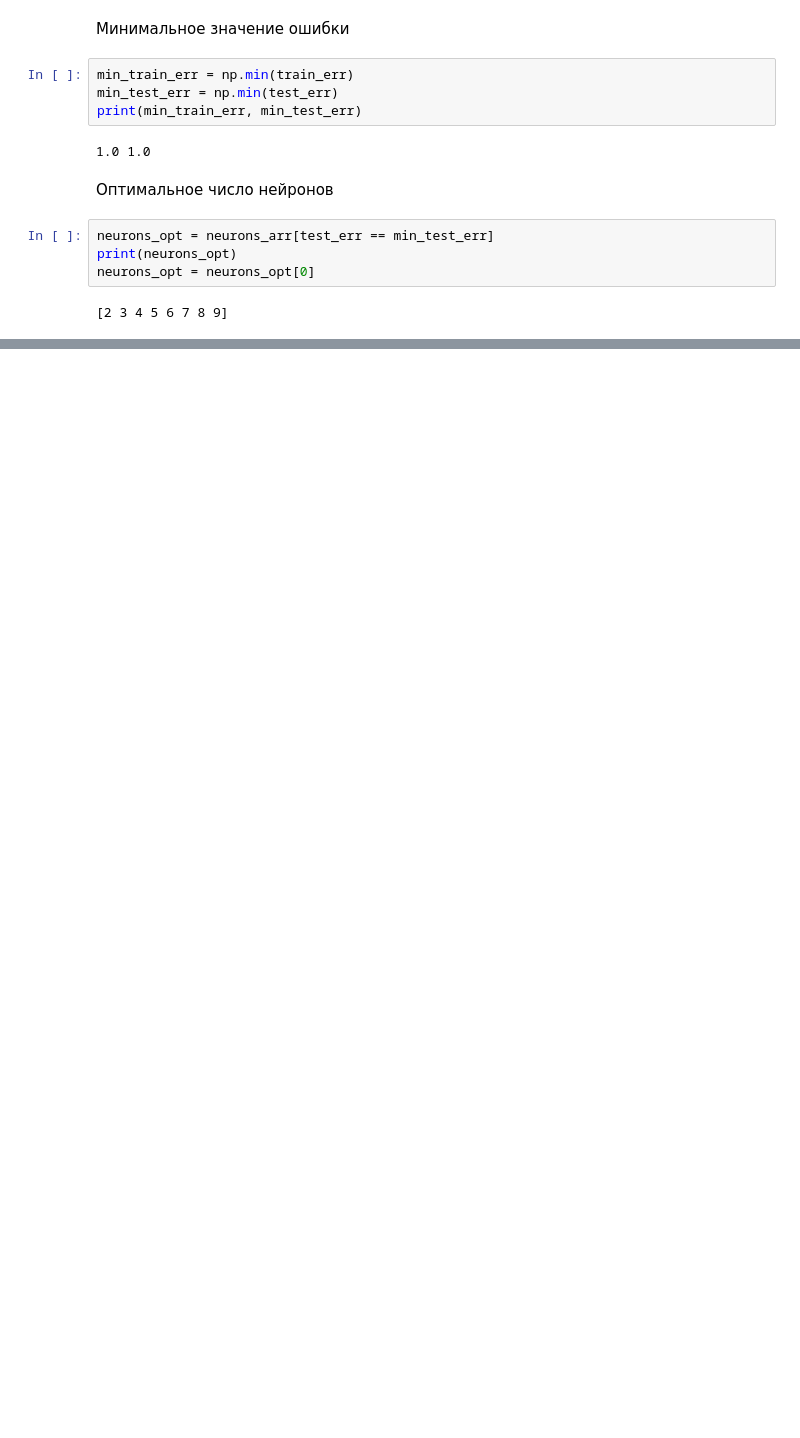
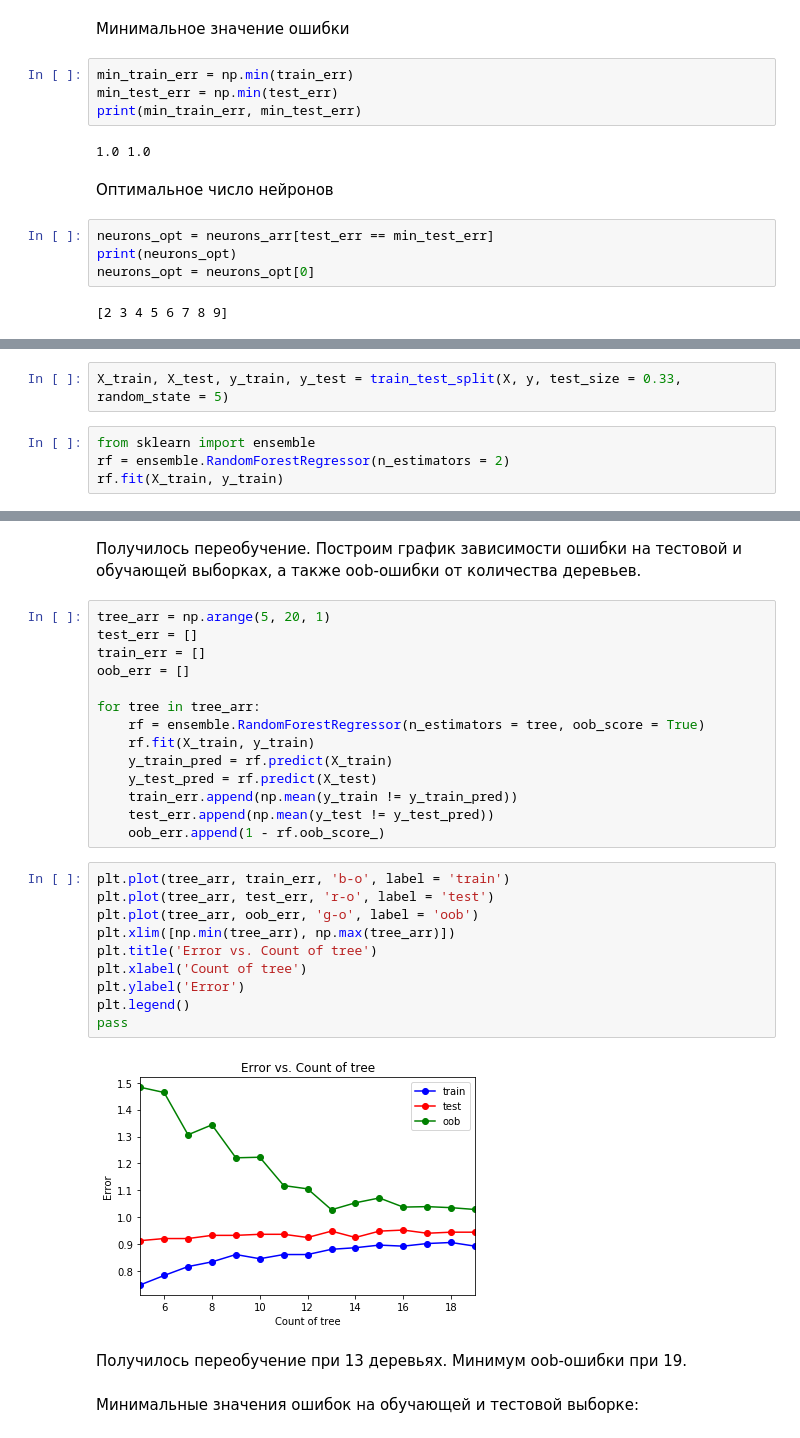
Before and after one commit to NikolayMarushkin/Machine-Learning, a Jupyter notebook: Energy efficiency.ipynb, the cells around one changed output, grey strips where cells are left out. Drawn from its saved outputs; the diff is of its cells as text; blank space fills up the shorter version.

```diff
--- a/Energy efficiency.ipynb
+++ b/Energy efficiency.ipynb
@@ -797,0 +801,6 @@ neurons_opt = neurons_opt[0]
+# %%
+X_train, X_test, y_train, y_test = train_test_split(X, y, test_size = 0.33, random_state = 5)
+# %%
+from sklearn import ensemble
+rf = ensemble.RandomForestRegressor(n_estimators = 2)
+rf.fit(X_train, y_train)
@@ -797,0 +825,32 @@ neurons_opt = neurons_opt[0]
+# %% [markdown]
+Получилось переобучение. Построим график зависимости ошибки на тестовой и обучающей выборках, а также oob-ошибки от количества деревьев.
+# %%
+tree_arr = np.arange(5, 20, 1)
+test_err = []
+train_err = []
+oob_err = []
+
+for tree in tree_arr:
+    rf = ensemble.RandomForestRegressor(n_estimators = tree, oob_score = True)
+    rf.fit(X_train, y_train)
+    y_train_pred = rf.predict(X_train)
+    y_test_pred = rf.predict(X_test)
+    train_err.append(np.mean(y_train != y_train_pred))
+    test_err.append(np.mean(y_test != y_test_pred))
+    oob_err.append(1 - rf.oob_score_)
+# %%
+plt.plot(tree_arr, train_err, 'b-o', label = 'train')
+plt.plot(tree_arr, test_err, 'r-o', label = 'test')
+plt.plot(tree_arr, oob_err, 'g-o', label = 'oob')
+plt.xlim([np.min(tree_arr), np.max(tree_arr)])
+plt.title('Error vs. Count of tree')
+plt.xlabel('Count of tree')
+plt.ylabel('Error')
+plt.legend()
+pass
+# %% [output]
+[figure, added]
+# %% [markdown]
+Получилось переобучение при 13 деревьях. Минимум oob-ошибки при 19.
+# %% [markdown]
+Минимальные значения ошибок на обучающей и тестовой выборке:
```
Also changed, not shown: parts of 43 cells of this notebook.
